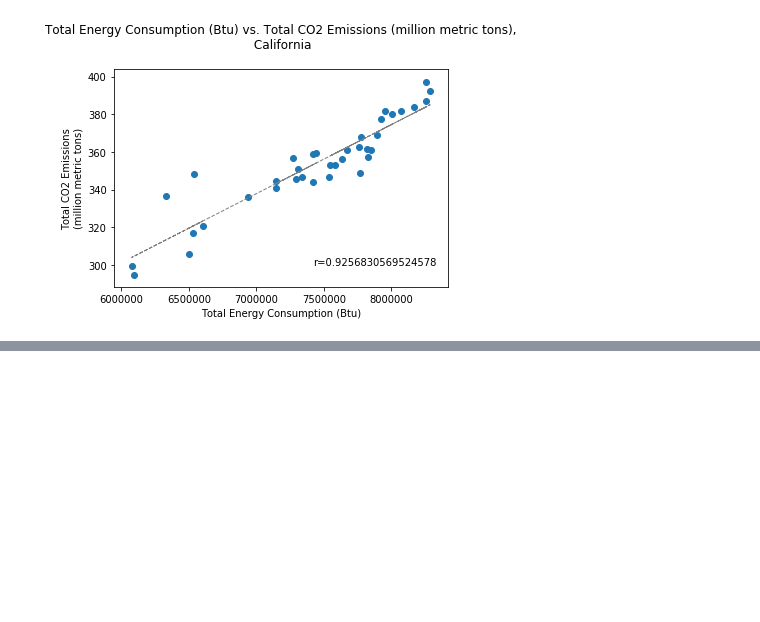
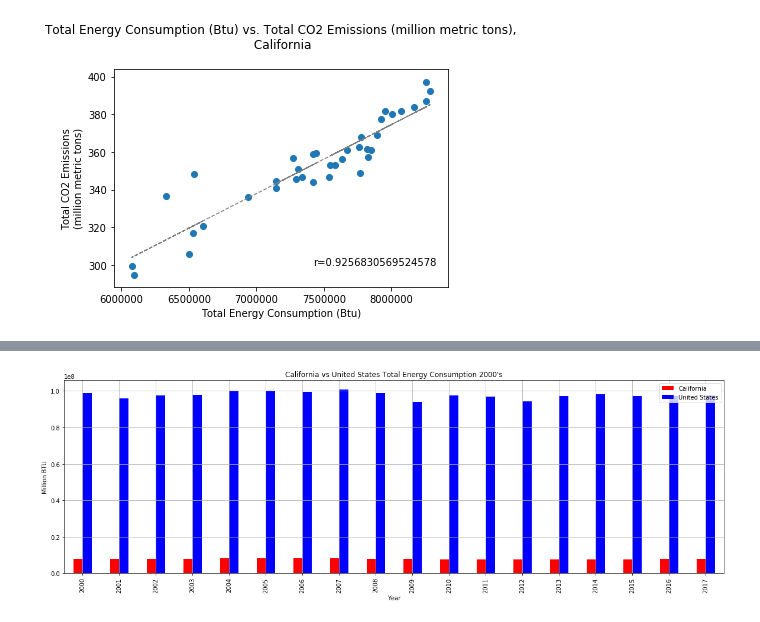
Before and after one commit to david-kishi/US_Energy_Consumption_Analysis, a Jupyter notebook: Analysis/Energy Consumption and CO2 Emission Analysis.ipynb, the cells around one changed output, grey strips where cells are left out. Cells and saved outputs as stored; diff of their text form; code cells hidden in the pictures; blank space fills up the shorter version.

```diff
--- a/Analysis/Energy Consumption and CO2 Emission Analysis.ipynb
+++ b/Analysis/Energy Consumption and CO2 Emission Analysis.ipynb
@@ -132,0 +149,15 @@ plt.show()
+# %%
+#filter data to only Year 2000s
+TEC_CAvsUS_2000s = TEC_CAvsUS.reset_index()
+TEC_CAvsUS_filtered = TEC_CAvsUS_2000s[TEC_CAvsUS_2000s['Year'] > 1999]
+TEC_CAvsUS_filtered = TEC_CAvsUS_filtered.set_index('Year')
+TEC_CAvsUS_filtered = TEC_CAvsUS_filtered.sort_values('Year')
+ax = TEC_CAvsUS_filtered.plot(kind='bar', figsize=(20,6),color=['r', 'b'])
+plt.title("California vs United States Total Energy Consumption 2000's")
+plt.legend(['California','United States'])
+plt.xlabel('Year')
+plt.ylabel('Million BTU')
+plt.grid(axis='both')
+plt.show()
+# %% [output]
+[figure, added]
```
Also changed, not shown: parts of 11 cells of this notebook.
